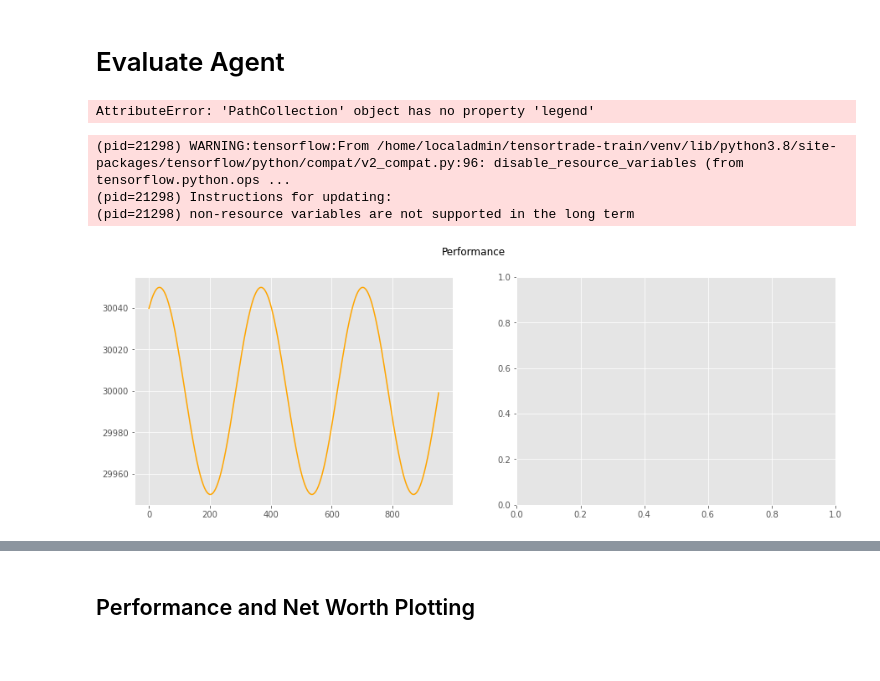
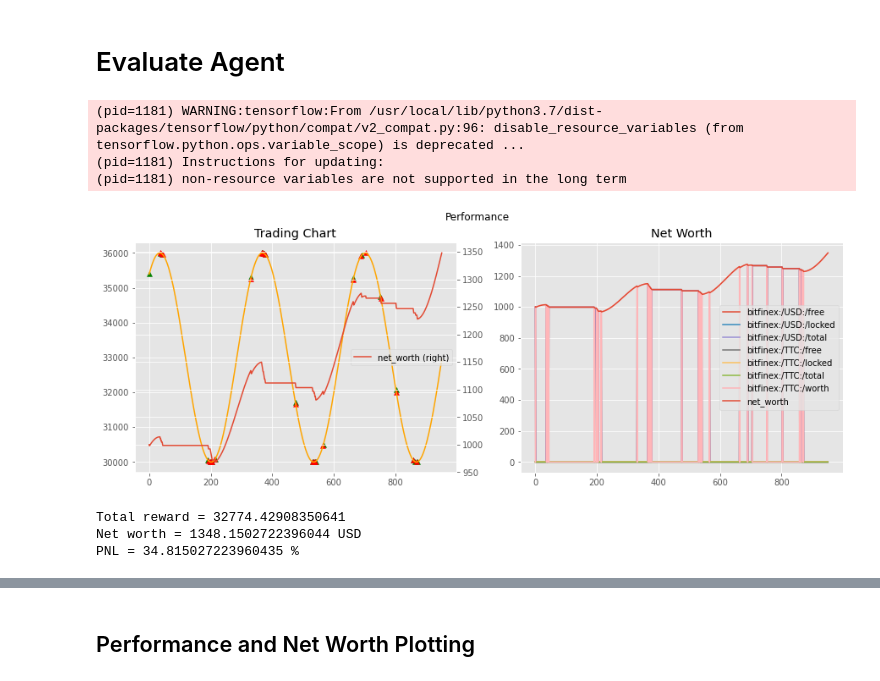
Before and after one commit to dennislwy/tensortrade-train, a Jupyter notebook: Tensortrade Train using Ray.ipynb, the cells around one changed output, grey strips where cells are left out. Cells and saved outputs as stored; diff of their text form; code cells hidden in the pictures; blank space fills up the shorter version.

```diff
--- a/Tensortrade Train using Ray.ipynb
+++ b/Tensortrade Train using Ray.ipynb
@@ -671,26 +758,39 @@ agent.restore(checkpoint_path)
 # %% [markdown]
 # Evaluate Agent
 # %%
-# Instantiate the environment
-env = create_env({
-    "window_size": 25,
-    "df": df
-})
+def evaluate_agent(agent, config):
+  # Instantiate the environment
+  env = create_env(config)
 
-# Run until episode ends
-episode_reward = 0
-done = False
-obs = env.reset()
+  # Run until episode ends
+  episode_reward = 0
+  done = False
+  obs = env.reset()
 
-while not done:
-    action = agent.compute_action(obs)
-    obs, reward, done, info = env.step(action)
-    episode_reward += reward
+  while not done:
+      action = agent.compute_action(obs)
+      obs, reward, done, info = env.step(action)
+      episode_reward += reward
 
-env.render()
+  env.render()
+  print(f'Total reward = {episode_reward}')
+
+  performance = pd.DataFrame.from_dict(env.action_scheme.portfolio.performance, orient='index')
+  performance.drop(['bitfinex:/USD-TTC'], axis=1, inplace=True)
+  #show_performance(performance, price_history)
+
+  net_worth = performance.net_worth[len(performance.net_worth)-1]
+  print(f"Net worth = {net_worth} USD")
+
+  pnl = 100*(net_worth/initial_capital - 1)
+  print(f"PNL = {pnl} %")
-# %% [output]
-AttributeError: 'PathCollection' object has no property 'legend'
-(pid=21298) WARNING:tensorflow:From /home/localadmin/tensortrade-train/venv/lib/python3.8/site-packages/tensorflow/python/compat/v2_compat.py:96: disable_resource_variables (from tensorflow.python.ops ...
-(pid=21298) Instructions for updating:
-(pid=21298) non-resource variables are not supported in the long term
-[figure, removed]
+# %%
+evaluate_agent(agent, {"window_size": 25, "df": df})
+# %% [output]
+(pid=1181) WARNING:tensorflow:From /usr/local/lib/python3.7/dist-packages/tensorflow/python/compat/v2_compat.py:96: disable_resource_variables (from tensorflow.python.ops.variable_scope) is deprecated ...
+(pid=1181) Instructions for updating:
+(pid=1181) non-resource variables are not supported in the long term
+[figure, added]
+Total reward = 32774.42908350641
+Net worth = 1348.1502722396044 USD
+PNL = 34.815027223960435 %
```
Also changed, not shown: parts of 50 cells of this notebook, 15 other files.
